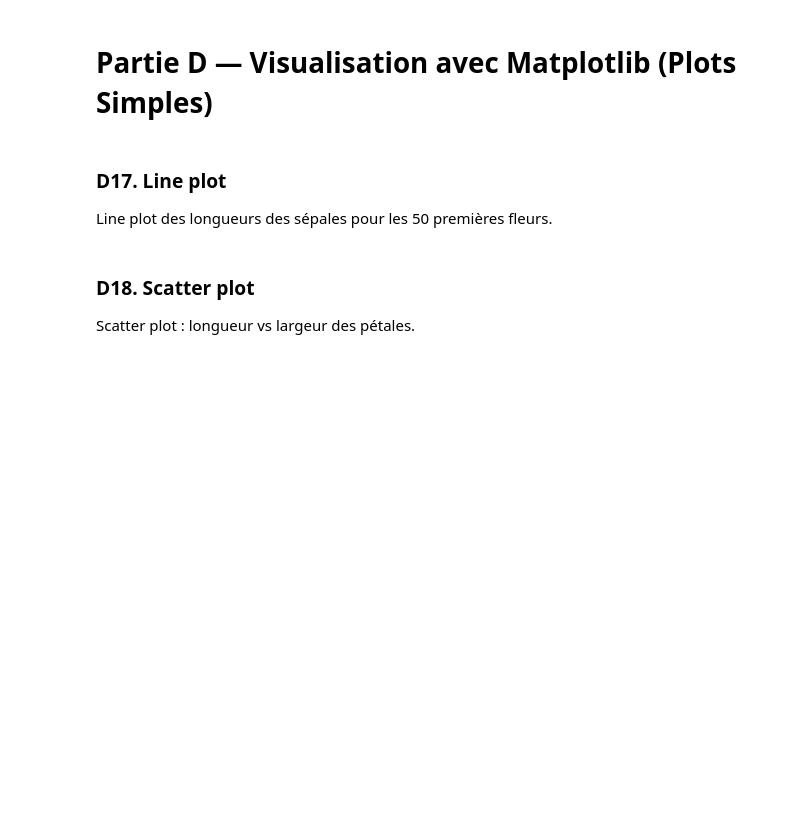
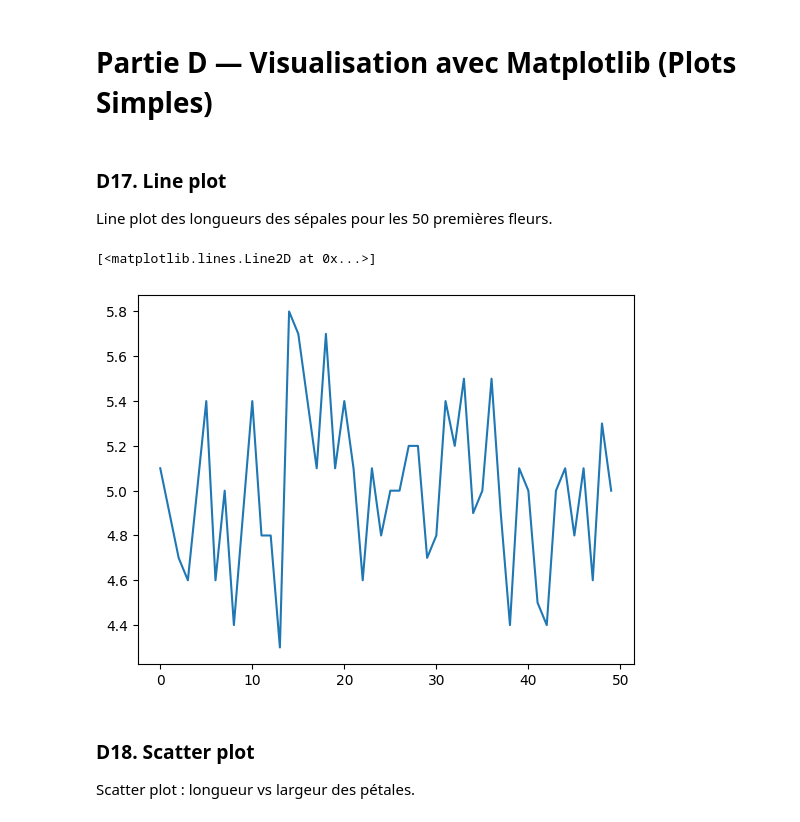
Before and after one commit to USMS-FPK-IA-GI-2025/controle-01-numpy-and-matplotlib-iris-Adilchagri, a Jupyter notebook: notebooks/controle_numpy_matplotlib.ipynb, the cells around one changed output. Drawn from its saved outputs; the diff is of its cells as text; code cells hidden in the pictures; blank space fills up the shorter version.

```diff
--- a/notebooks/controle_numpy_matplotlib.ipynb
+++ b/notebooks/controle_numpy_matplotlib.ipynb
@@ -303,3 +301,9 @@ Line plot des longueurs des sépales pour les 50 premières fleurs.
+# %%
+
+plt.plot(features[:50 , 0])
+# %% [output]
+[<matplotlib.lines.Line2D at 0x...>]
+[figure, added]
 # %% [markdown]
 ### D18. Scatter plot
 Scatter plot : longueur vs largeur des pétales.
```
Also changed, not shown: parts of 27 cells of this notebook.
